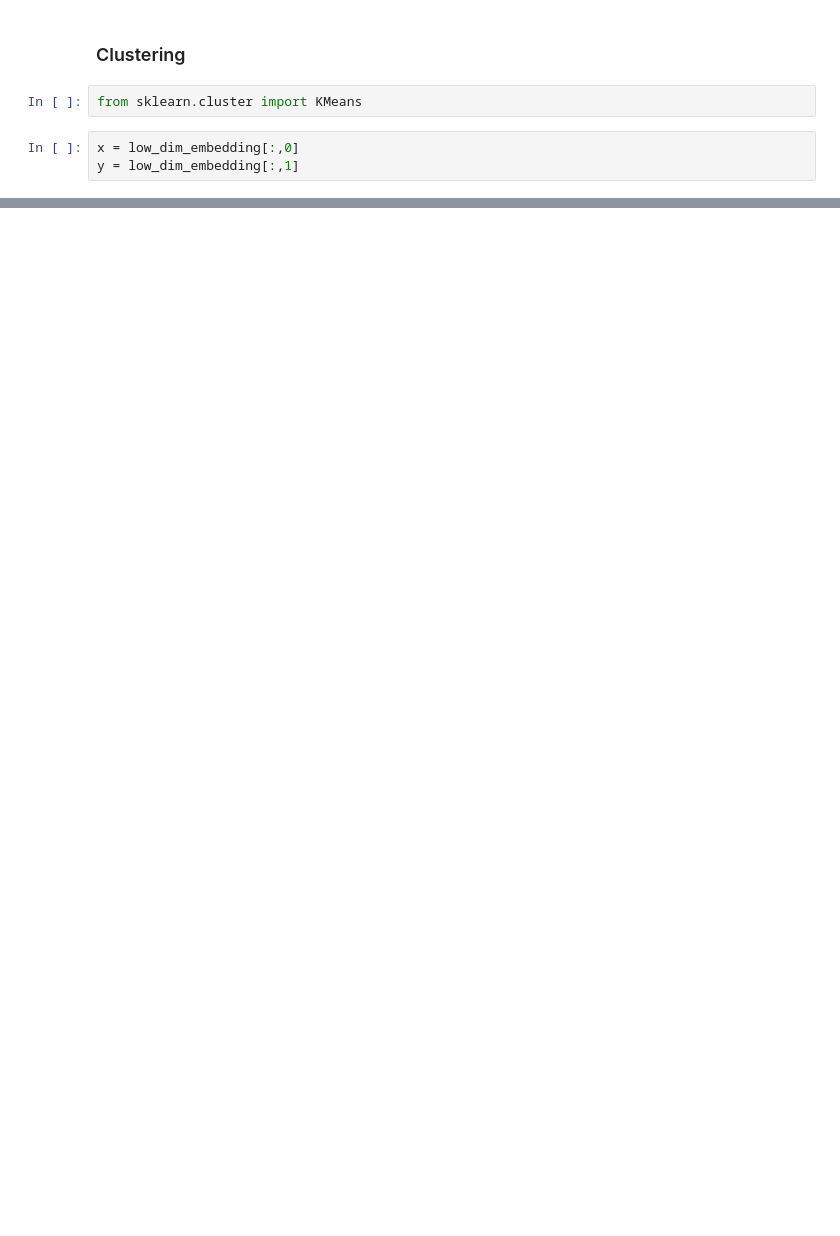
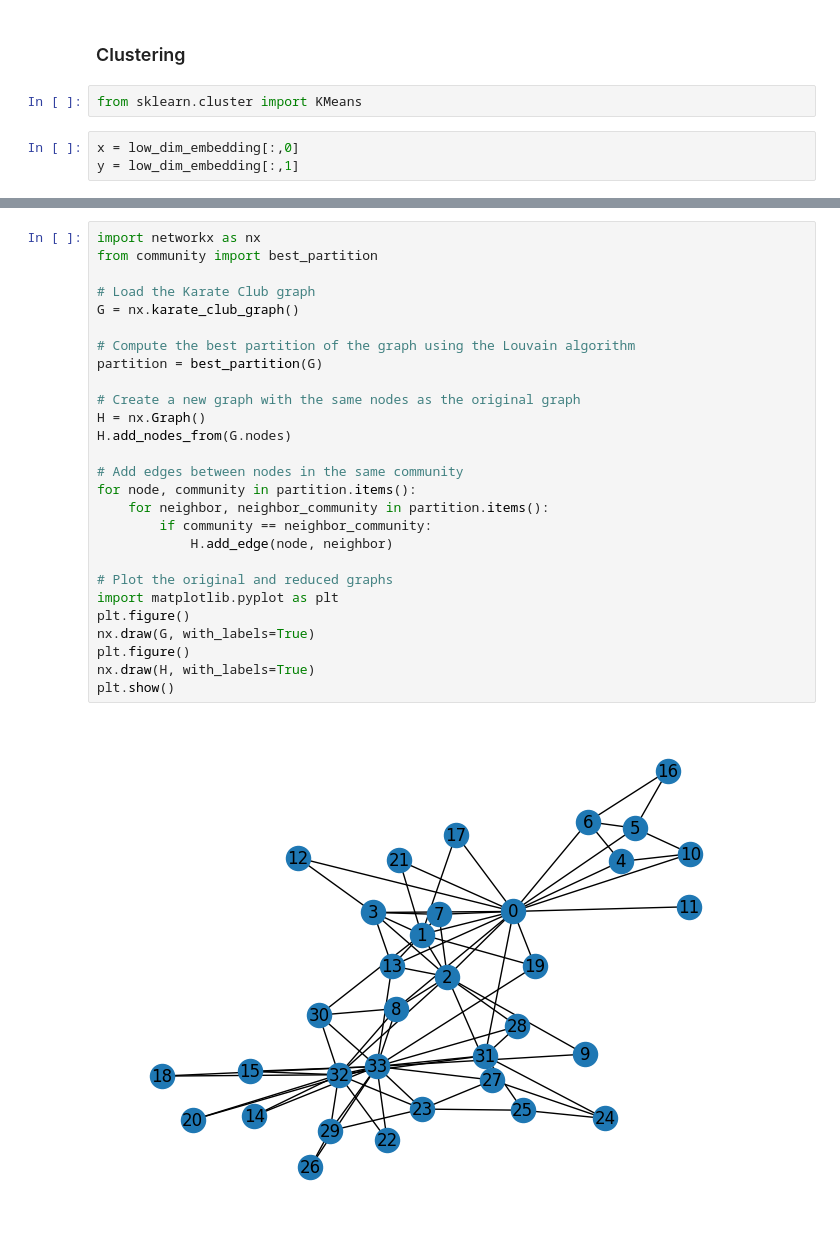
Before and after one commit to costasmexis/gemon, a Jupyter notebook: toy_gem_to_graph.ipynb, the cells around one changed output, grey strips where cells are left out. Drawn from its saved outputs; the diff is of its cells as text; blank space fills up the shorter version.

```diff
--- a/toy_gem_to_graph.ipynb
+++ b/toy_gem_to_graph.ipynb
@@ -172,0 +221,29 @@ for n in [6, 11, 12, 13]:
+# %%
+import networkx as nx
+from community import best_partition
+
+# Load the Karate Club graph
+G = nx.karate_club_graph()
+
+# Compute the best partition of the graph using the Louvain algorithm
+partition = best_partition(G)
+
+# Create a new graph with the same nodes as the original graph
+H = nx.Graph()
+H.add_nodes_from(G.nodes)
+
+# Add edges between nodes in the same community
+for node, community in partition.items():
+    for neighbor, neighbor_community in partition.items():
+        if community == neighbor_community:
+            H.add_edge(node, neighbor)
+
+# Plot the original and reduced graphs
+import matplotlib.pyplot as plt
+plt.figure()
+nx.draw(G, with_labels=True)
+plt.figure()
+nx.draw(H, with_labels=True)
+plt.show()
+# %% [output]
+[figure, added]
```
Also changed, not shown: parts of 18 cells of this notebook, 10 other files.
